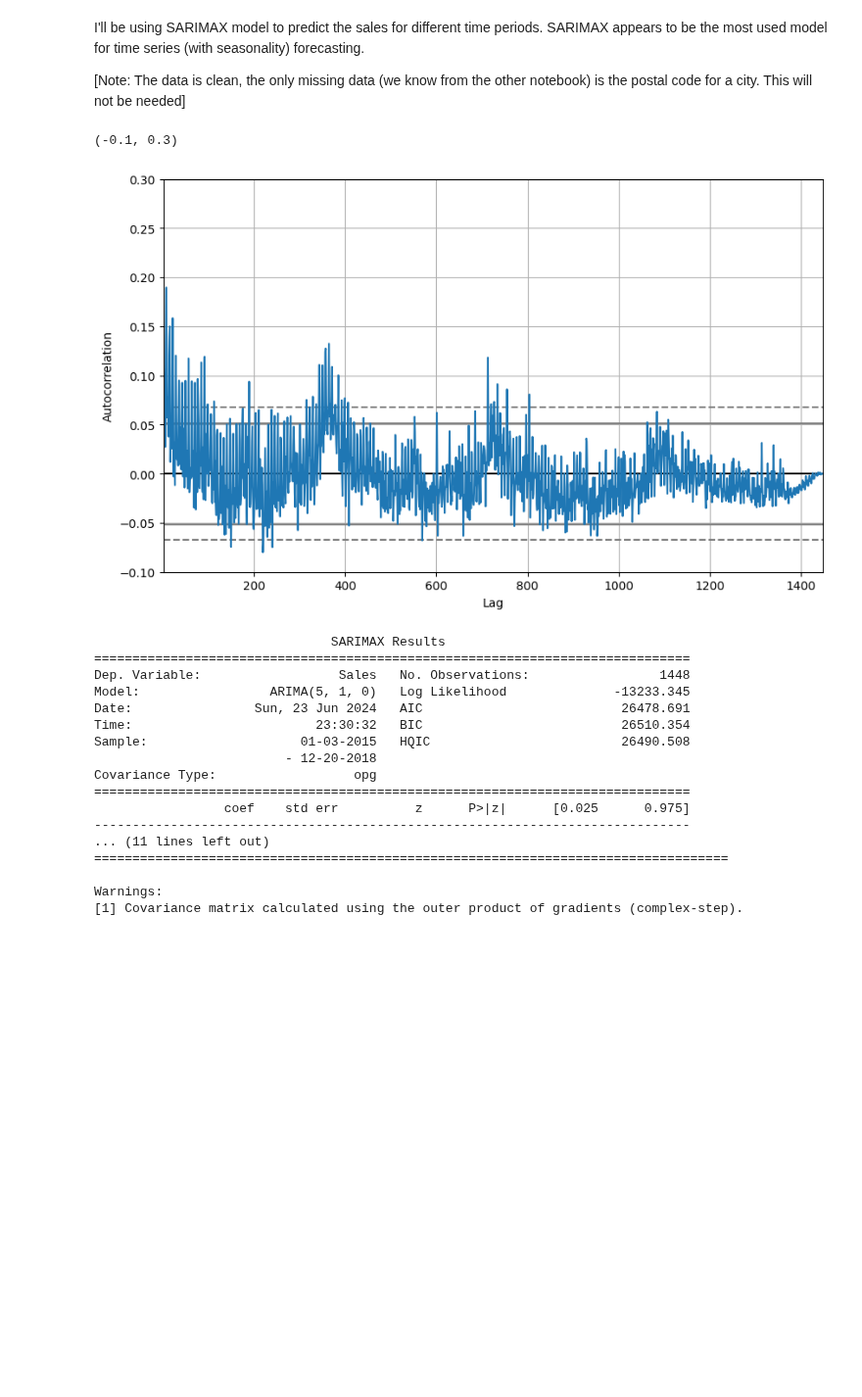
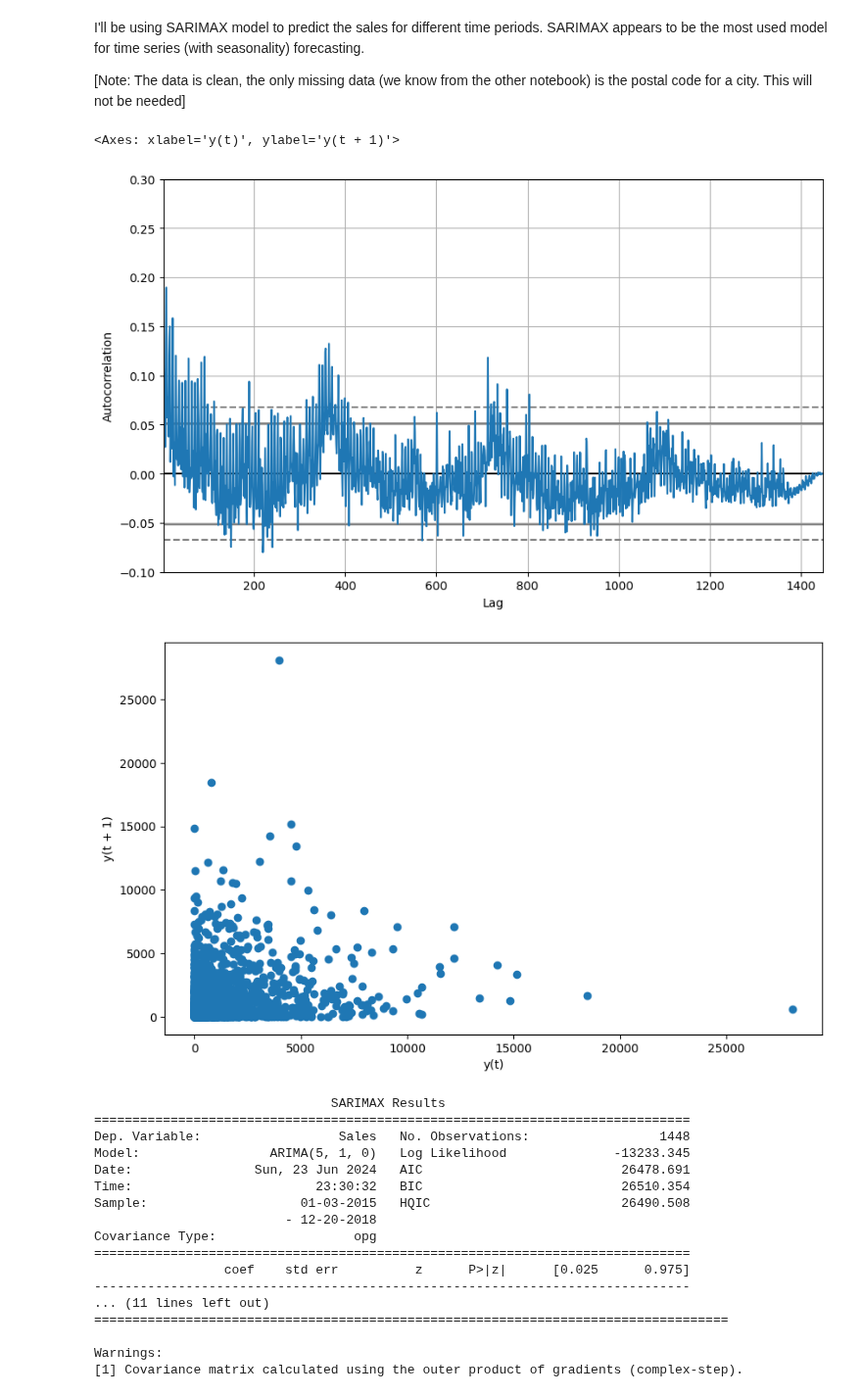
Before and after one commit to MrIsCM/DataProjects, a Jupyter notebook: P1_Sales_DA/predictions.ipynb, the cells around one changed output. Shown at 98% size. Drawn from its saved outputs; the diff is of its cells as text; code cells hidden in the pictures; blank space fills up the shorter version.

```diff
--- a/P1_Sales_DA/predictions.ipynb
+++ b/P1_Sales_DA/predictions.ipynb
@@ -41,11 +48,14 @@ train_data = df.iloc[:-end]
 # %%
 plt.figure(figsize=(10, 6))
 pd.plotting.autocorrelation_plot(train_data['Sales'])
+plt.ylim(-0.1, 0.3)
 
-plt.ylim(-0.1, 0.3)
+plt.figure(figsize=(10, 6))
+pd.plotting.lag_plot(train_data['Sales'])
 # %% [output]
-(-0.1, 0.3)
+<Axes: xlabel='y(t)', ylabel='y(t + 1)'>
 [figure]
+[figure, added]
 # %%
 model = ARIMA(train_data['Sales'], order=(5, 1, 0))
 model_fit = model.fit()
```
Also changed, not shown: parts of 4 cells of this notebook.
